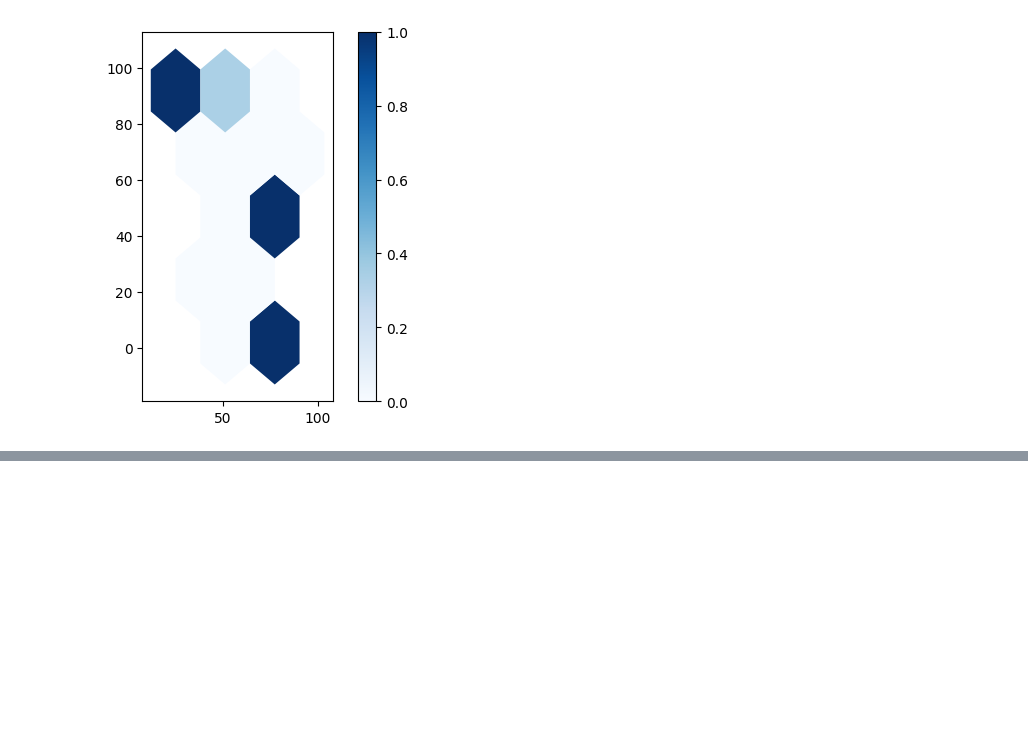
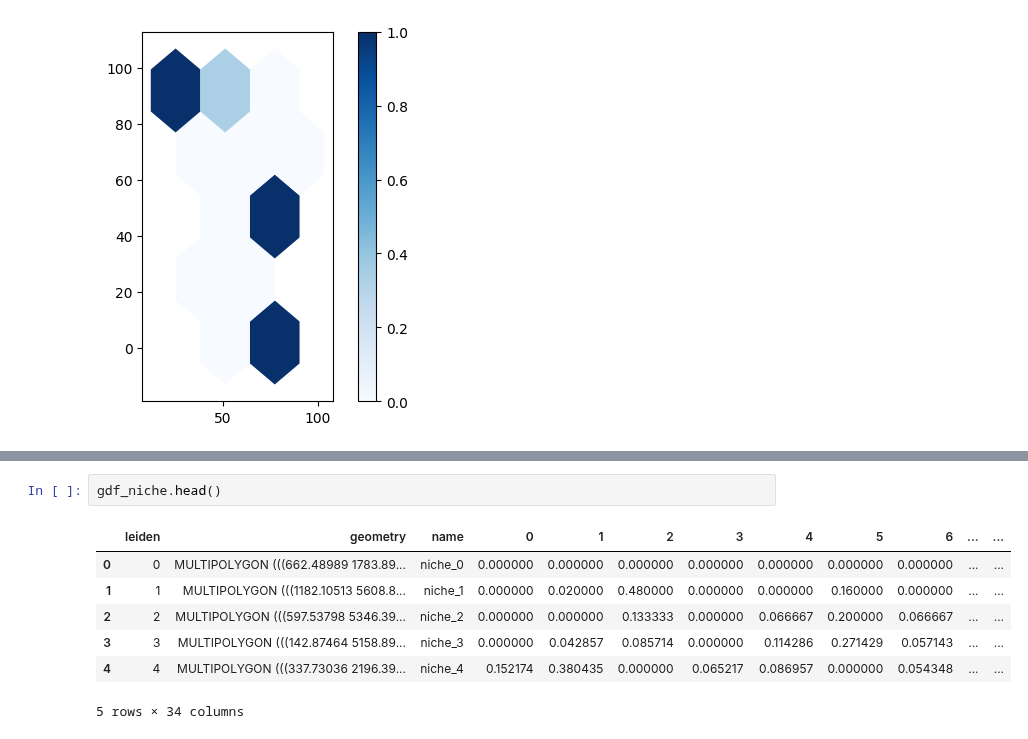
Before and after one commit to broadinstitute/celldega, a Jupyter notebook: notebooks/niche_clustering.ipynb, the cells around one changed output, grey strips where cells are left out. Cells and saved outputs as stored; diff of their text form; blank space fills up the shorter version.

```diff
--- a/notebooks/niche_clustering.ipynb
+++ b/notebooks/niche_clustering.ipynb
@@ -119,0 +253,10 @@ plot_hex_clusters(gdf_hex, gdf_niche)
+# %%
+gdf_niche.head()
+# %% [output]
+|  | leiden | geometry | name | 0 | 1 | 2 | 3 | 4 | 5 | 6 | ... | ... |
+| 0 | 0 | MULTIPOLYGON (((662.48989 1783.89... | niche_0 | 0.000000 | 0.000000 | 0.000000 | 0.000000 | 0.000000 | 0.000000 | 0.000000 | ... | ... |
+| 1 | 1 | MULTIPOLYGON (((1182.10513 5608.8... | niche_1 | 0.000000 | 0.020000 | 0.480000 | 0.000000 | 0.000000 | 0.160000 | 0.000000 | ... | ... |
+| 2 | 2 | MULTIPOLYGON (((597.53798 5346.39... | niche_2 | 0.000000 | 0.000000 | 0.133333 | 0.000000 | 0.066667 | 0.200000 | 0.066667 | ... | ... |
+| 3 | 3 | MULTIPOLYGON (((142.87464 5158.89... | niche_3 | 0.000000 | 0.042857 | 0.085714 | 0.000000 | 0.114286 | 0.271429 | 0.057143 | ... | ... |
+| 4 | 4 | MULTIPOLYGON (((337.73036 2196.39... | niche_4 | 0.152174 | 0.380435 | 0.000000 | 0.065217 | 0.086957 | 0.000000 | 0.054348 | ... | ... |
+5 rows × 34 columns
```
Also changed, not shown: parts of 38 cells of this notebook, 1 other file.
